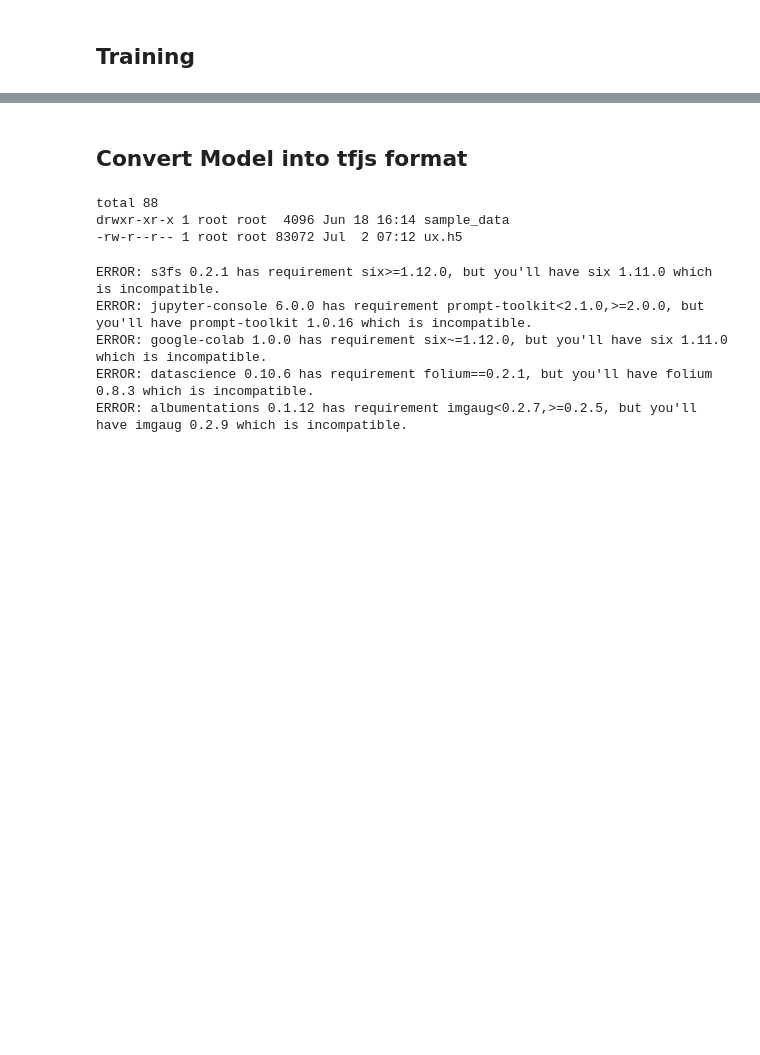
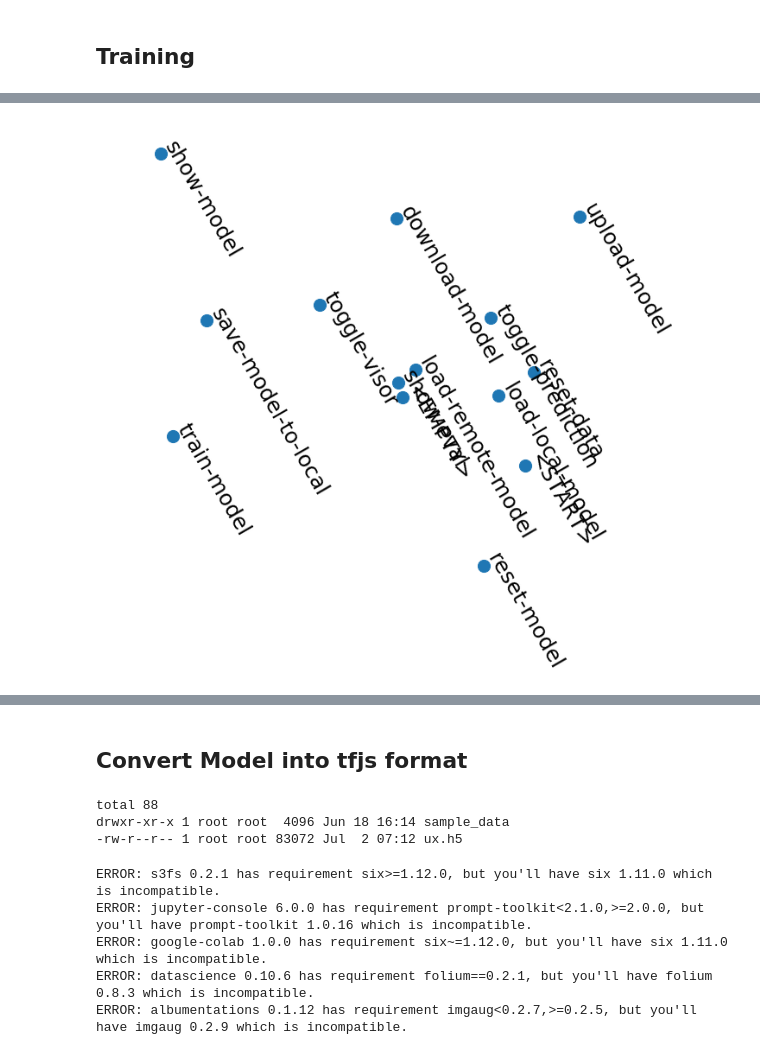
Before and after one commit to DJCordhose/ux-by-tfjs, a Jupyter notebook: notebooks/click-sequence-model.ipynb, the cells around one changed output, grey strips where cells are left out. Cells and saved outputs as stored; diff of their text form; code cells hidden in the pictures; blank space fills up the shorter version.

```diff
--- a/notebooks/click-sequence-model.ipynb
+++ b/notebooks/click-sequence-model.ipynb
@@ -349,0 +401,7 @@ sns.heatmap(cm, annot=True, fmt="d", xticklabels=classes, yticklabels=classes)
+# %%
+encoded_classes = encoder.transform(encoder.classes_)
+# %%
+same_button_seqs = np.repeat(encoded_classes, 5).reshape(14, 5)
+# %%
+embeddings_2d = embedding_model.predict(same_button_seqs)
+embeddings_2d.shape
@@ -349,0 +430,3 @@ sns.heatmap(cm, annot=True, fmt="d", xticklabels=classes, yticklabels=classes)
+# %%
+only_first = embeddings_2d[:, 0, :]
+only_first
@@ -350 +448,16 @@ sns.heatmap(cm, annot=True, fmt="d", xticklabels=classes, yticklabels=classes)
+# %%
+# for printing only
+plt.figure(figsize=(10,10))
+# plt.figure(dpi=600)
+# plt.figure(dpi=300)
+
+plt.axis('off')
+
+
+plt.scatter(only_first[:, 0], only_first[:, 1], s=200)
+for name, x_pos, y_pos in zip(encoder.classes_, only_first[:, 0], only_first[:, 1]):
+#   print(name, (x_pos, y_pos))
+  plt.annotate(name, (x_pos, y_pos),  rotation=-60, size=25)
+# %% [output]
+[figure, added]
 # %%
```
Also changed, not shown: parts of 30 cells of this notebook.
